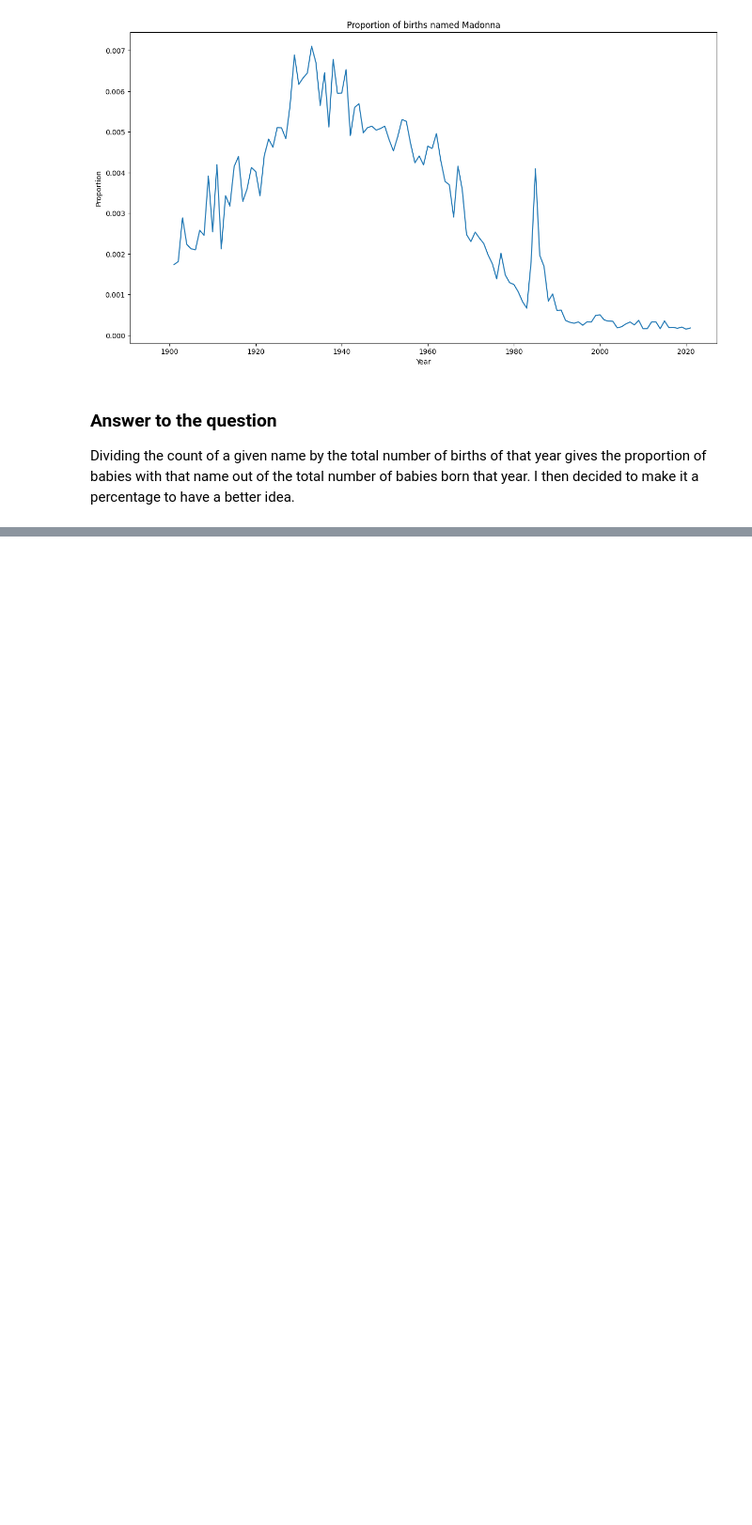
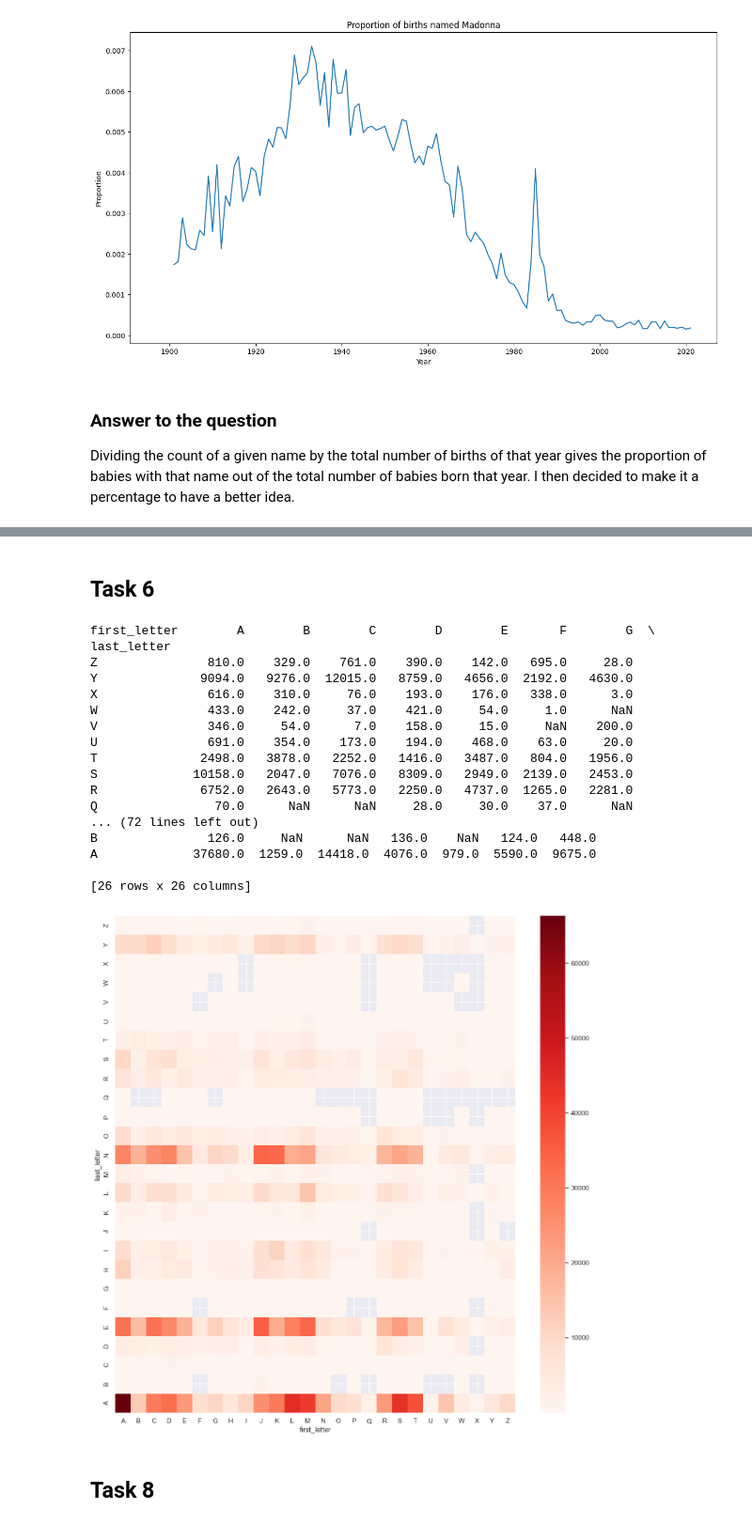
Before and after one commit to SMatti2/SE_25_DataScience, a Jupyter notebook: google_classroom/analyzing_baby_names/solution.ipynb, the cells around one changed output, grey strips where cells are left out. Shown: that part at 94% size. Saved outputs shown, nothing was run; the diff lists cells and outputs as text; code cells hidden in the pictures; blank space fills up the shorter version.

```diff
--- a/google_classroom/analyzing_baby_names/solution.ipynb
+++ b/google_classroom/analyzing_baby_names/solution.ipynb
@@ -229,0 +340,46 @@ Dividing the count of a given name by the total number of births of that year gi
+# %% [markdown]
+## Task 6
+# %%
+def first_letter(name):
+    return name[0]
+
+all_names['first_letter'] = all_names['name'].apply(first_letter)
+
+# Count the number of occurrences of each combination of first and last letter
+counts = all_names.groupby(['first_letter', 'last_letter']).size()
+
+# Convert the resulting Series to a DataFrame and reset the index
+counts_pivot = counts.unstack(0)
+
+# Sort the rows by the most frequent combination
+counts_pivot = counts_pivot.sort_values(by='last_letter', axis=0, ascending=False)
+print(counts_pivot)
+
+# Plot a heatmap
+sns.heatmap(counts_pivot, cmap='Reds')
+
+# Save the plot in 150 dpi
+plt.savefig('heatmap.png', dpi=150)
+
+plt.show()
+# %% [output]
+first_letter        A        B        C        D        E       F        G  \
+last_letter
+Z               810.0    329.0    761.0    390.0    142.0   695.0     28.0
+Y              9094.0   9276.0  12015.0   8759.0   4656.0  2192.0   4630.0
+X               616.0    310.0     76.0    193.0    176.0   338.0      3.0
+W               433.0    242.0     37.0    421.0     54.0     1.0      NaN
+V               346.0     54.0      7.0    158.0     15.0     NaN    200.0
+U               691.0    354.0    173.0    194.0    468.0    63.0     20.0
+T              2498.0   3878.0   2252.0   1416.0   3487.0   804.0   1956.0
+S             10158.0   2047.0   7076.0   8309.0   2949.0  2139.0   2453.0
+R              6752.0   2643.0   5773.0   2250.0   4737.0  1265.0   2281.0
+Q                70.0      NaN      NaN     28.0     30.0    37.0      NaN
+... (72 lines left out)
+B               126.0     NaN      NaN   136.0    NaN   124.0   448.0
+A             37680.0  1259.0  14418.0  4076.0  979.0  5590.0  9675.0
+
+[26 rows x 26 columns]
+[figure, added]
+# %% [markdown]
+## Task 8
```
Also changed, not shown: parts of 15 cells of this notebook, 3 other files.
